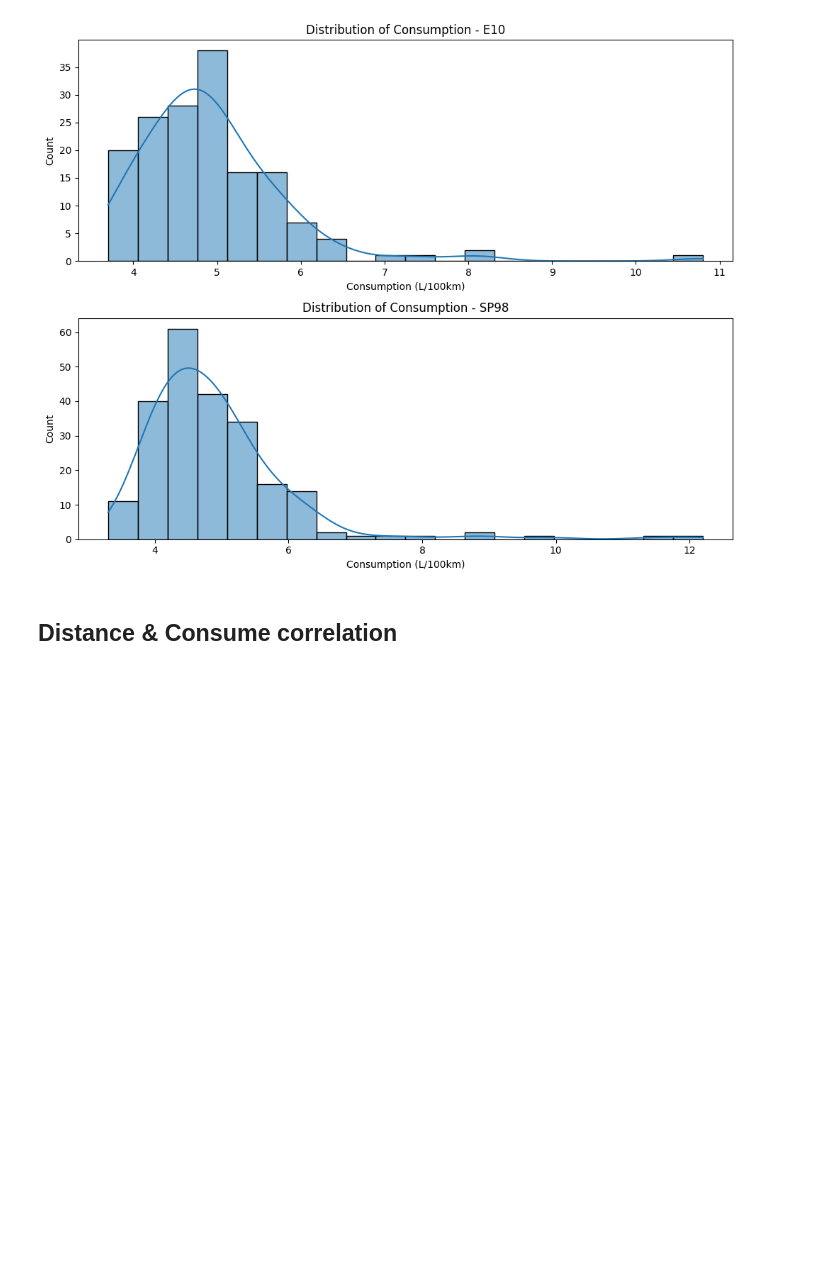
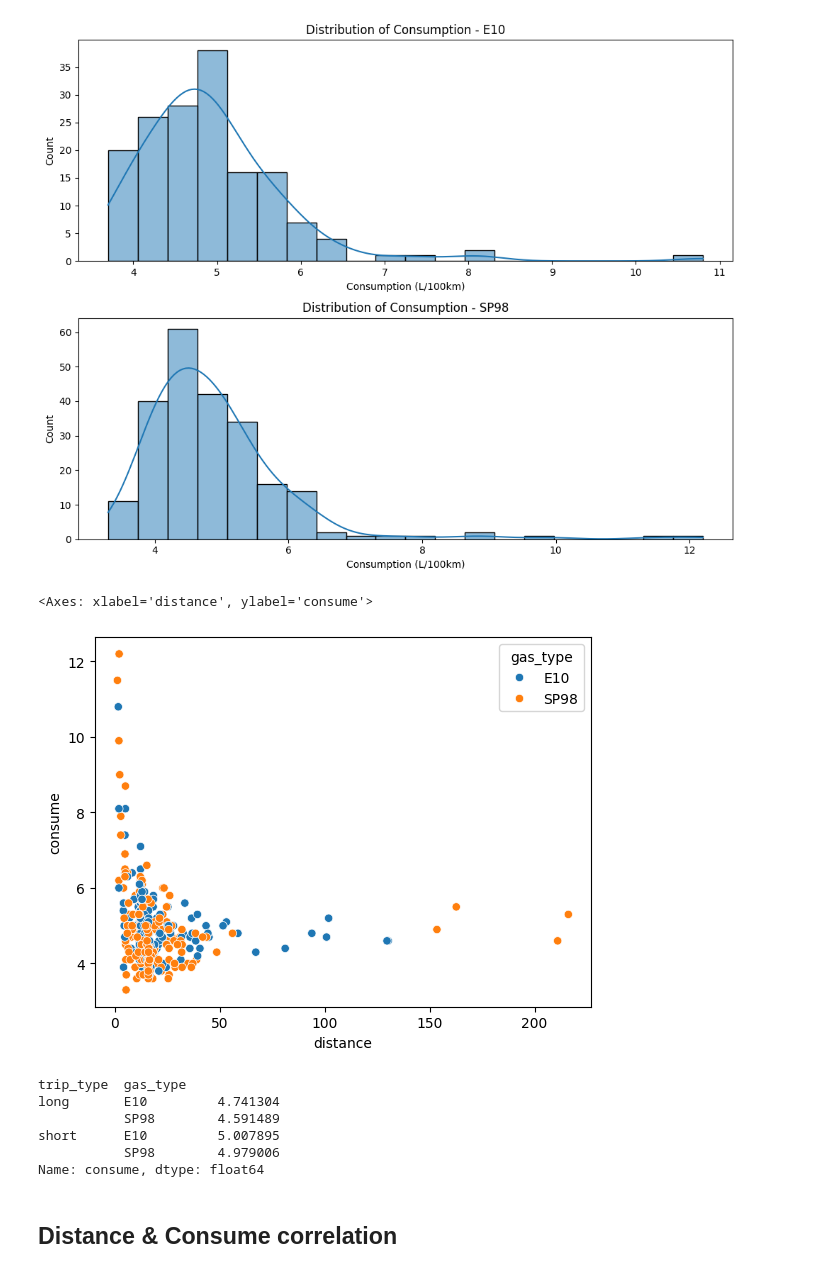
Before and after one commit to zakzakzak/kaggle, a Jupyter notebook: prediction-car-fuel.ipynb, the cells around one changed output. Saved outputs shown, nothing was run; the diff lists cells and outputs as text; code cells hidden in the pictures; blank space fills up the shorter version.

```diff
--- a/prediction-car-fuel.ipynb
+++ b/prediction-car-fuel.ipynb
@@ -162,6 +180,21 @@ plt.tight_layout()
 plt.show()
 # %% [output]
 [figure]
+# %%
+sns.scatterplot(data=df, x='distance', y='consume', hue='gas_type')
+# %% [output]
+<Axes: xlabel='distance', ylabel='consume'>
+[figure, added]
+# %%
+df['trip_type'] = df['distance'].apply(lambda x: 'short' if x < 20 else 'long')
+df.groupby(['trip_type','gas_type'])['consume'].mean()
+# %% [output]
+trip_type  gas_type
+long       E10         4.741304
+           SP98        4.591489
+short      E10         5.007895
+           SP98        4.979006
+Name: consume, dtype: float64
 # %% [markdown]
 ## Distance & Consume correlation
 # %%
```
Also changed, not shown: parts of 4 cells of this notebook.
